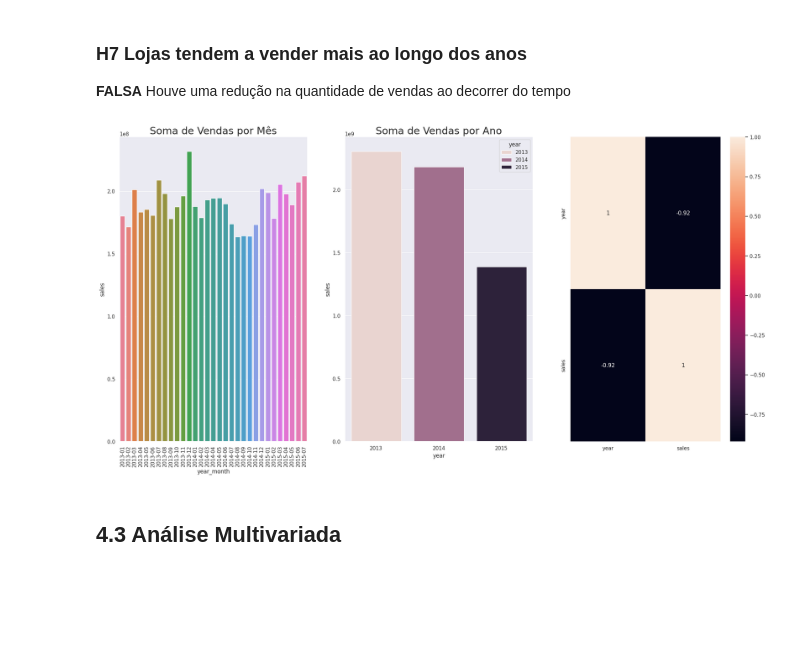
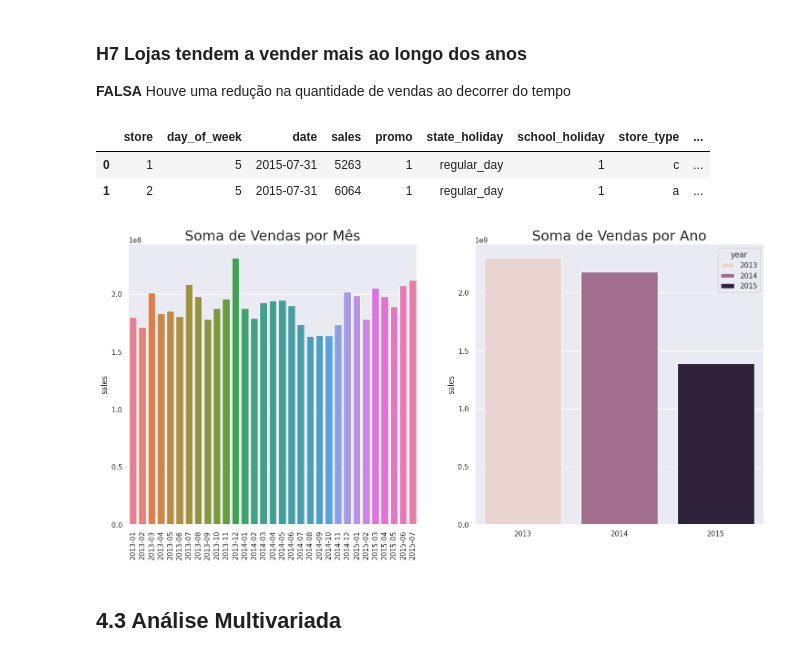
Before and after one commit to RafaelLuckner/ds_em_producao, a Jupyter notebook: m10.ipynb, the cells around one changed output. Drawn from its saved outputs; the diff is of its cells as text; code cells hidden in the pictures; blank space fills up the shorter version.

```diff
--- a/m10.ipynb
+++ b/m10.ipynb
@@ -662,24 +688,33 @@ plt.xticks(rotation = 90);
 # %% [markdown]
 ### **H7** Lojas tendem a vender mais ao longo dos anos
 **FALSA** Houve uma redução na quantidade de vendas ao decorrer do tempo
+# %%
+df4.head(2)
+# %% [output]
+|  | store | day_of_week | date | sales | promo | state_holiday | school_holiday | store_type | ... |
+| 0 | 1 | 5 | 2015-07-31 | 5263 | 1 | regular_day | 1 | c | ... |
+| 1 | 2 | 5 | 2015-07-31 | 6064 | 1 | regular_day | 1 | a | ... |
 # %%
 aux1 = df4[['year_month', 'sales']].groupby('year_month').sum().reset_index()
 aux2 = df4[['year', 'sales']].groupby('year').sum().reset_index()
 
-
-plt.subplot(1,3,1)
+plt.figure(figsize=(18,8))
+plt.subplot(1,2,1)
 sns.barplot(x='year_month', y= 'sales', data = aux1, hue = 'year_month')
 plt.xticks(rotation = 90)
 plt.title('Soma de Vendas por Mês', size = 22)
+plt.xlabel('')
 
-plt.subplot(1,3,2)
+plt.subplot(1,2,2)
 sns.barplot(x='year', y= 'sales', data = aux2, hue = 'year')
 plt.title('Soma de Vendas por Ano', size = 22)
+plt.xlabel(' ')
 
-plt.subplot(1,3,3)
-sns.heatmap(aux2.corr(method= 'pearson'), annot = True);
+# plt.subplot(1,3,3)
+# sns.heatmap(aux2.corr(method= 'pearson'), annot = True);
+plt.savefig('img/sales_per_month.png')
 # %% [output]
-[figure, old version]
+[figure, new version]
 # %% [markdown]
 ## 4.3 Análise Multivariada
 # %% [markdown]
```
Also changed, not shown: parts of 25 cells of this notebook, 9 other files.
